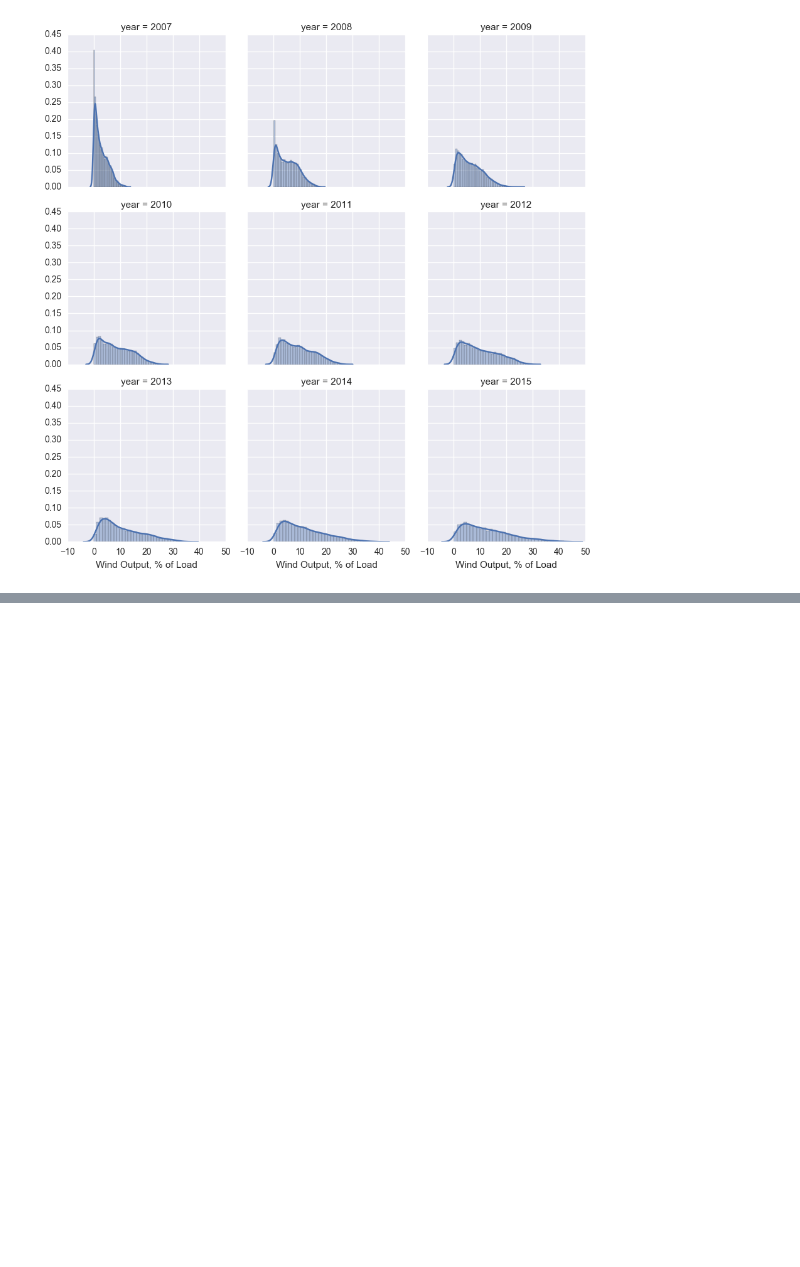
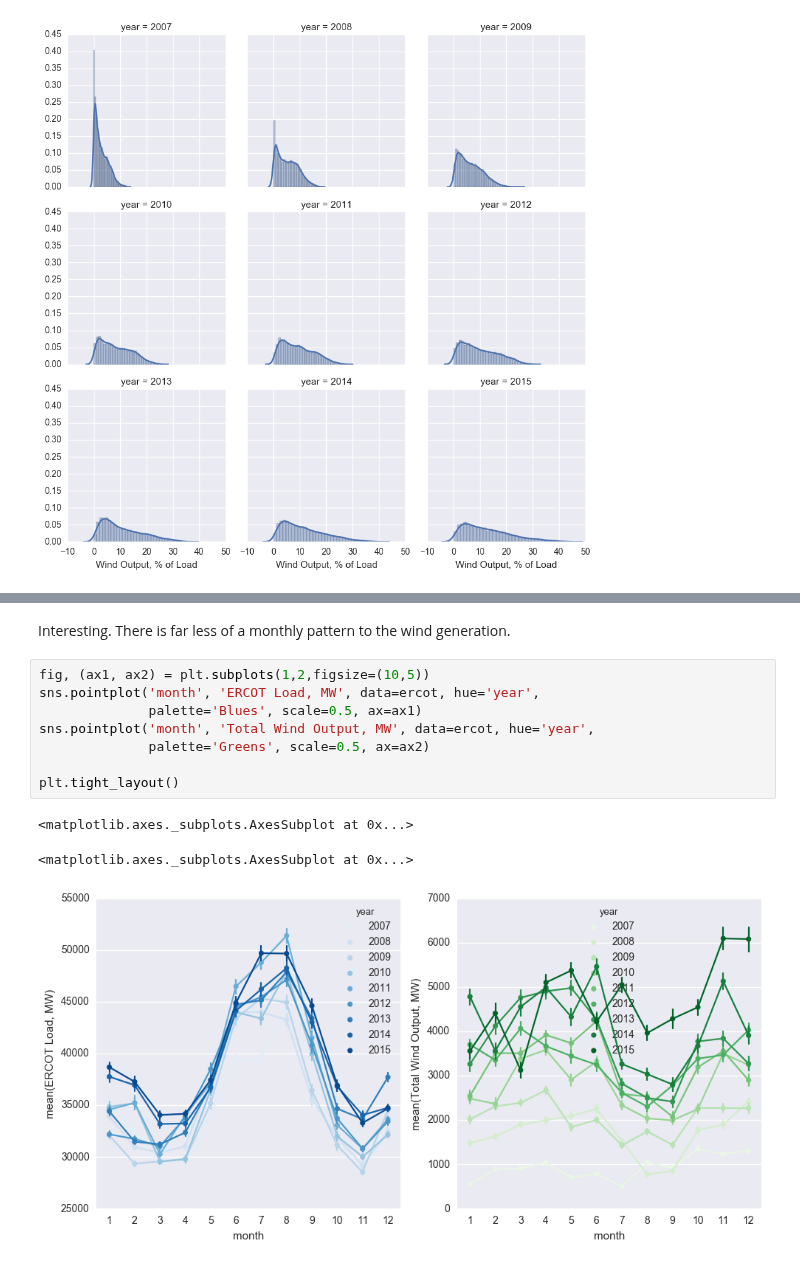
Before and after one commit to gschivley/ERCOT_power, a Jupyter notebook: Exploratory visualization/Exploratory visualizations.ipynb, the cells around one changed output, grey strips where cells are left out. Cells and saved outputs as stored; diff of their text form; blank space fills up the shorter version.

```diff
--- a/Exploratory visualization/Exploratory visualizations.ipynb
+++ b/Exploratory visualization/Exploratory visualizations.ipynb
@@ -45,0 +67,14 @@ g.map(sns.distplot, 'Wind Output, % of Load')
+# %% [markdown]
+Interesting. There is far less of a monthly pattern to the wind generation.
+# %%
+fig, (ax1, ax2) = plt.subplots(1,2,figsize=(10,5))
+sns.pointplot('month', 'ERCOT Load, MW', data=ercot, hue='year',
+              palette='Blues', scale=0.5, ax=ax1)
+sns.pointplot('month', 'Total Wind Output, MW', data=ercot, hue='year',
+              palette='Greens', scale=0.5, ax=ax2)
+
+plt.tight_layout()
+# %% [output]
+<matplotlib.axes._subplots.AxesSubplot at 0x...>
+<matplotlib.axes._subplots.AxesSubplot at 0x...>
+[figure, added]
```
Also changed, not shown: parts of 9 cells of this notebook, 1 other file.
